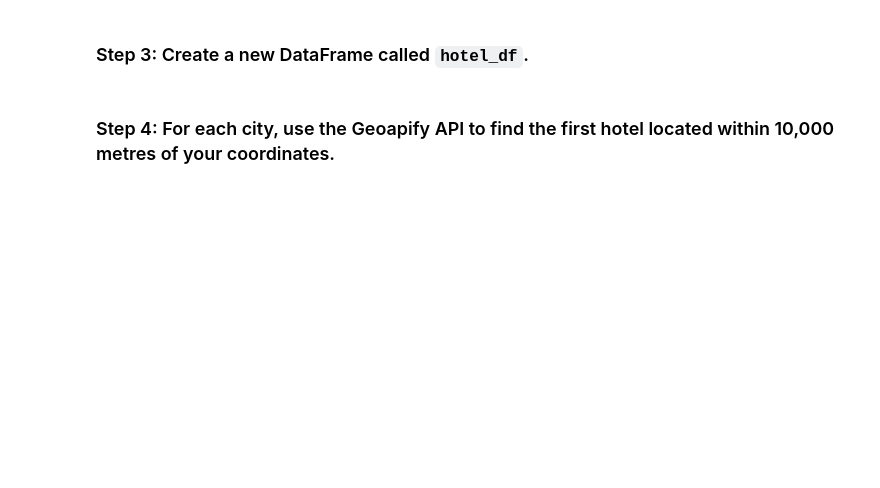
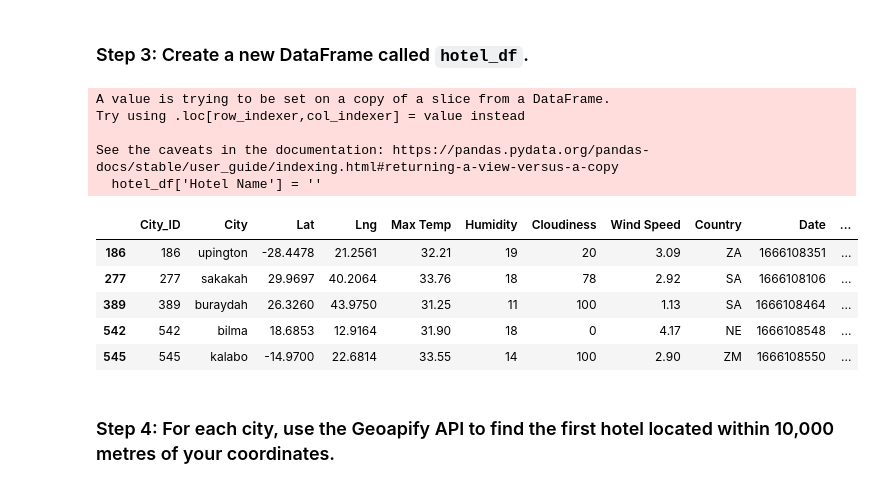
Before and after one commit to mattcat1221/World_Weather_Analysis, a Jupyter notebook: VacationPy.ipynb, the cells around one changed output. Drawn from its saved outputs; the diff is of its cells as text; code cells hidden in the pictures; blank space fills up the shorter version.

```diff
--- a/VacationPy.ipynb
+++ b/VacationPy.ipynb
@@ -51,0 +52,8 @@ city_data_df.head()
+# %%
+hotel_df = city_data_df[
+    (city_data_df['Max Temp']>30) &
+    (city_data_df['Max Temp']<35) &
+    (city_data_df['Humidity']<20)
+]
+
+hotel_df
@@ -52,14 +67,23 @@ city_data_df.head()
 # %% [markdown]
 ### Step 3: Create a new DataFrame called `hotel_df`.
 # %%
-# Use the Pandas copy function to create DataFrame called hotel_df to store the city, country, coordinates, and humidity
-# YOUR CODE HERE
-
 # Add an empty column, "Hotel Name," to the DataFrame so you can store the hotel found using the Geoapify API
-# YOUR CODE HERE
+hotel_df['Hotel Name'] = ''
 
 # Display sample data
-# YOUR CODE HERE
+hotel_df.head()
+# %% [output]
+A value is trying to be set on a copy of a slice from a DataFrame.
+Try using .loc[row_indexer,col_indexer] = value instead
+
+See the caveats in the documentation: https://pandas.pydata.org/pandas-docs/stable/user_guide/indexing.html#returning-a-view-versus-a-copy
+  hotel_df['Hotel Name'] = ''
+|  | City_ID | City | Lat | Lng | Max Temp | Humidity | Cloudiness | Wind Speed | Country | Date | ... |
+| 186 | 186 | upington | -28.4478 | 21.2561 | 32.21 | 19 | 20 | 3.09 | ZA | 1666108351 | ... |
+| 277 | 277 | sakakah | 29.9697 | 40.2064 | 33.76 | 18 | 78 | 2.92 | SA | 1666108106 | ... |
+| 389 | 389 | buraydah | 26.3260 | 43.9750 | 31.25 | 11 | 100 | 1.13 | SA | 1666108464 | ... |
+| 542 | 542 | bilma | 18.6853 | 12.9164 | 31.90 | 18 | 0 | 4.17 | NE | 1666108548 | ... |
+| 545 | 545 | kalabo | -14.9700 | 22.6814 | 33.55 | 14 | 100 | 2.90 | ZM | 1666108550 | ... |
 # %% [markdown]
 ### Step 4: For each city, use the Geoapify API to find the first hotel located within 10,000 metres of your coordinates.
 # %%
```
Also changed, not shown: parts of 7 cells of this notebook, 1 other file.
